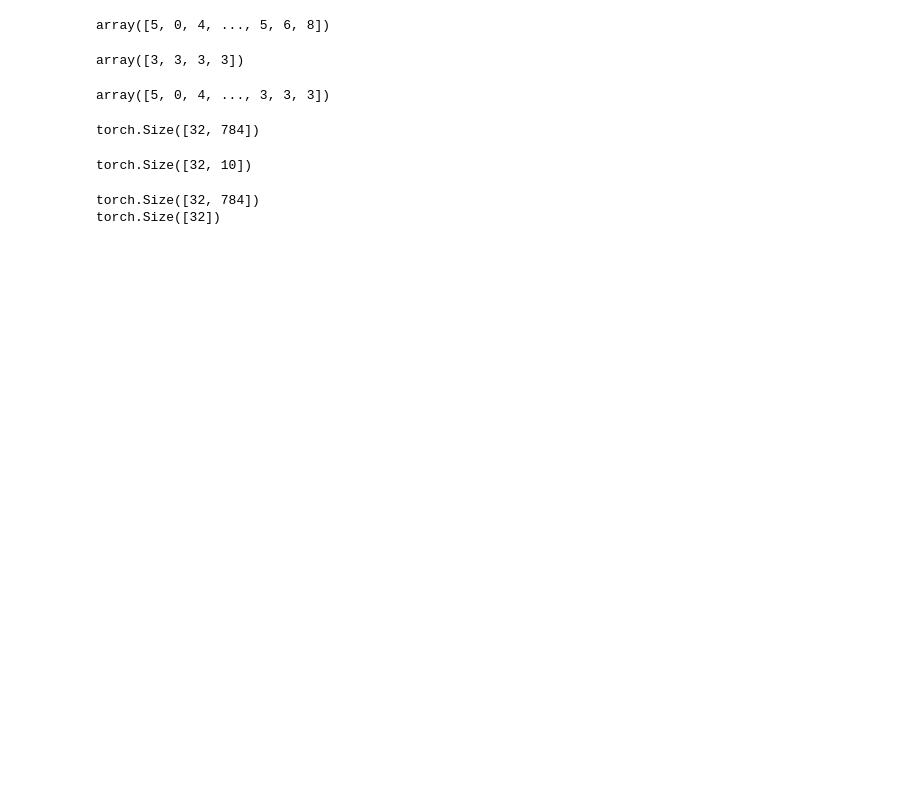
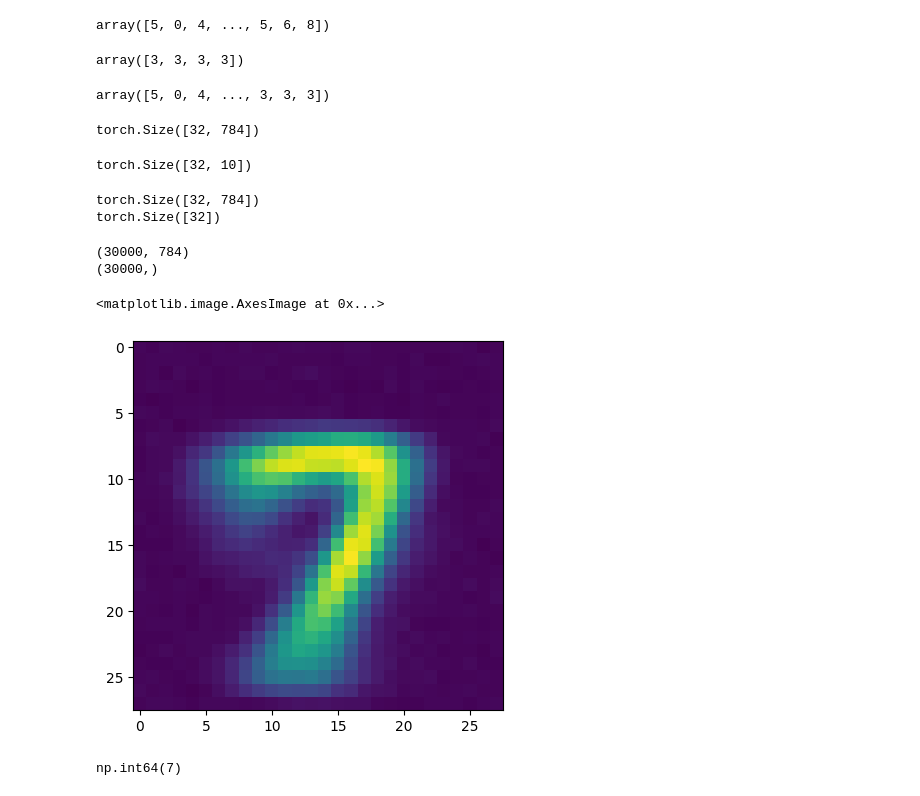
Before and after one commit to elfirdoussilab1/Synthetic-data, a Jupyter notebook: mnist.ipynb, the cells around one changed output. Drawn from its saved outputs; the diff is of its cells as text; code cells hidden in the pictures; blank space fills up the shorter version.

```diff
--- a/mnist.ipynb
+++ b/mnist.ipynb
@@ -259,3 +259,29 @@ torch.Size([32])
 import pandas as pd
 results = pd.DataFrame(columns= ['m', 'm_estim', 'Train Loss', 'Test Loss', 'Train Accuracy', 'Test Accuracy'])
 results.to_csv('results.csv', index = False)
+# %%
+from dataset import *
+import matplotlib.pyplot as plt
+
+n = 1000
+m = 2000
+m_estim = 1800
+
+train_data = MNIST_generator(n, m, 'cpu', True, m_estim, estimate_cov= True)
+# %%
+X = train_data.X
+y = train_data.y
+print(X.shape)
+print(y.shape)
+# %% [output]
+(30000, 784)
+(30000,)
+# %%
+plt.imshow(X[25000].reshape(28, 28))
+# %% [output]
+<matplotlib.image.AxesImage at 0x...>
+[figure, added]
+# %%
+y[25000]
+# %% [output]
+np.int64(7)
```
Also changed, not shown: 3 other files.
